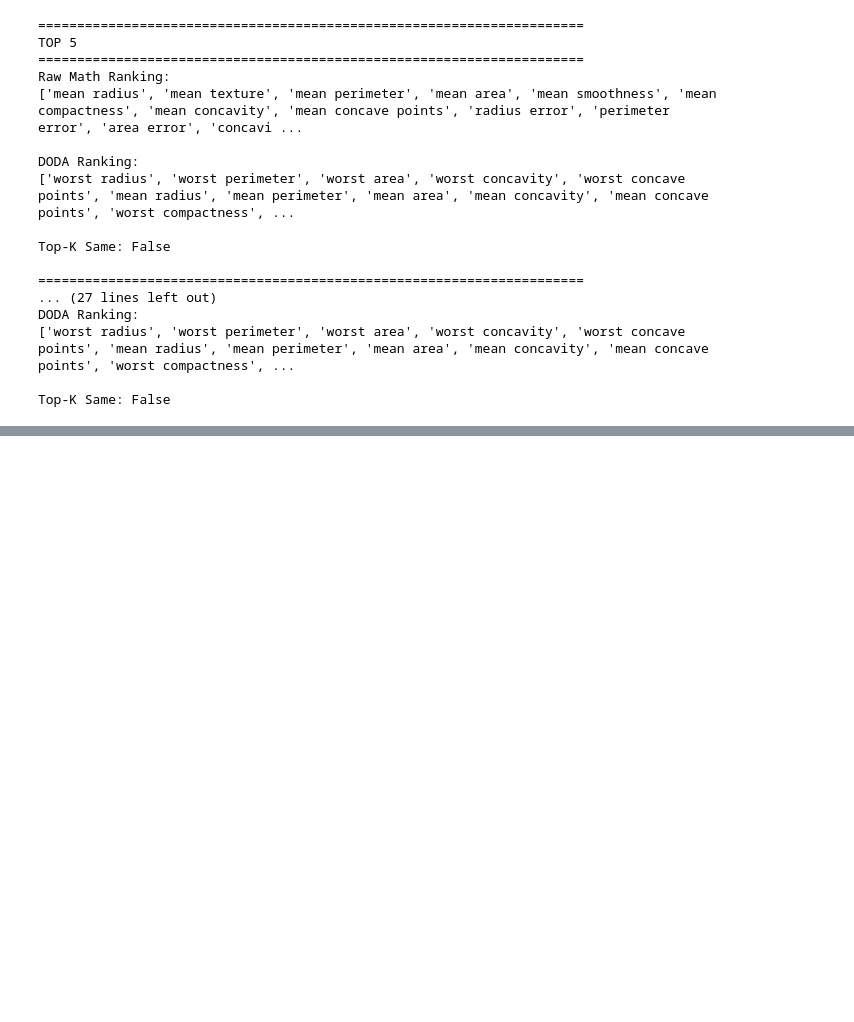
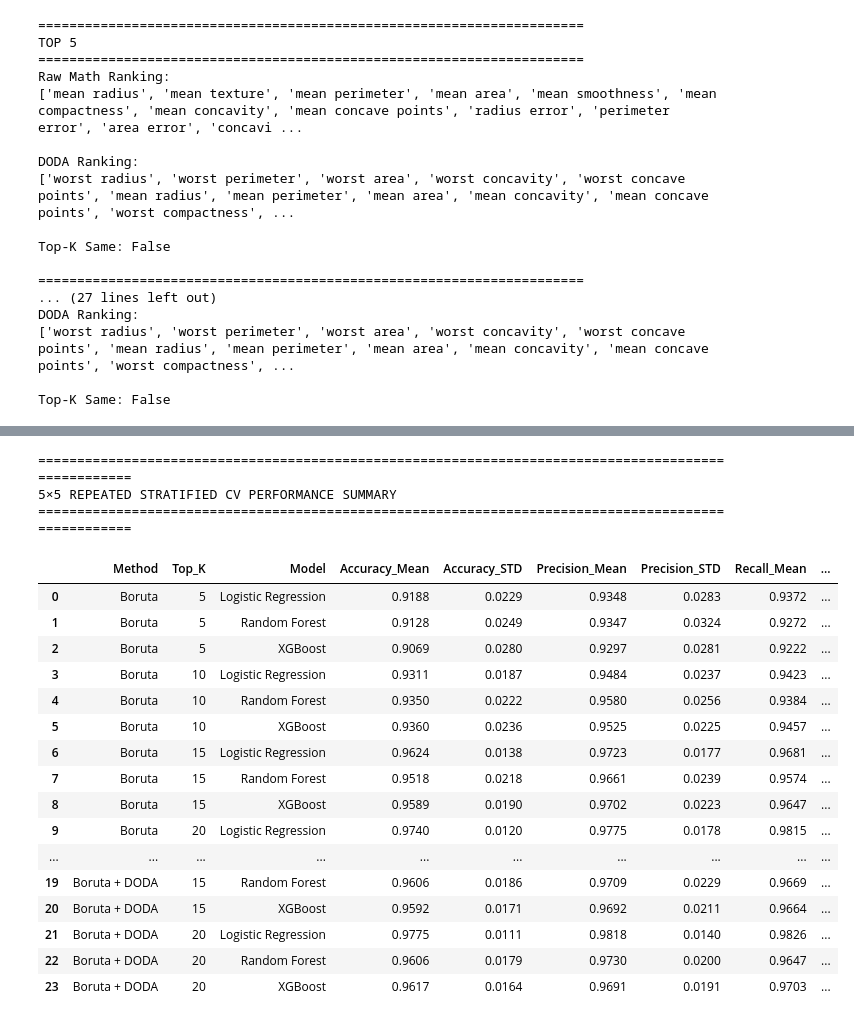
Before and after one commit to anandha-3679/msc_research, a Jupyter notebook: notebooks/angel/breast_cancer/breast_cancer_boruta.ipynb, the cells around one changed output, grey strips where cells are left out. Drawn from its saved outputs; the diff is of its cells as text; code cells hidden in the pictures; blank space fills up the shorter version.

```diff
--- a/notebooks/angel/breast_cancer/breast_cancer_boruta.ipynb
+++ b/notebooks/angel/breast_cancer/breast_cancer_boruta.ipynb
@@ -1372,0 +2138,76 @@ Top-K Same: False
+# %%
+# =============================================================================
+# STEP 25: REPEATED CV PERFORMANCE SUMMARY — MEAN ± STD
+# =============================================================================
+
+repeated_cv_summary_df = (
+    repeated_cv_results_df
+    .groupby(
+        ["Method", "Top_K", "Model"]
+    )
+    .agg(
+        Accuracy_Mean=("Accuracy", "mean"),
+        Accuracy_STD=("Accuracy", "std"),
+
+        Precision_Mean=("Precision", "mean"),
+        Precision_STD=("Precision", "std"),
+
+        Recall_Mean=("Recall", "mean"),
+        Recall_STD=("Recall", "std"),
+
+        F1_Mean=("F1", "mean"),
+        F1_STD=("F1", "std"),
+
+        ROC_AUC_Mean=("ROC_AUC", "mean"),
+        ROC_AUC_STD=("ROC_AUC", "std")
+    )
+    .reset_index()
+)
+
+print("=" * 100)
+print(
+    "5×5 REPEATED STRATIFIED CV PERFORMANCE SUMMARY"
+)
+print("=" * 100)
+
+display(
+    repeated_cv_summary_df.round(4)
+)
+
+os.makedirs(
+    "../../../results/breast_cancer/cv",
+    exist_ok=True
+)
+
+repeated_cv_results_df.to_csv(
+    "../../../results/breast_cancer/cv/"
+    "boruta_doda_5x5_repeated_results.csv",
+    index=False
+)
+
+repeated_cv_summary_df.to_csv(
+    "../../../results/breast_cancer/cv/"
+    "boruta_doda_5x5_repeated_summary.csv",
+    index=False
+)
+# %% [output]
+====================================================================================================
+5×5 REPEATED STRATIFIED CV PERFORMANCE SUMMARY
+====================================================================================================
+|  | Method | Top_K | Model | Accuracy_Mean | Accuracy_STD | Precision_Mean | Precision_STD | Recall_Mean | ... |
+| 0 | Boruta | 5 | Logistic Regression | 0.9188 | 0.0229 | 0.9348 | 0.0283 | 0.9372 | ... |
+| 1 | Boruta | 5 | Random Forest | 0.9128 | 0.0249 | 0.9347 | 0.0324 | 0.9272 | ... |
+| 2 | Boruta | 5 | XGBoost | 0.9069 | 0.0280 | 0.9297 | 0.0281 | 0.9222 | ... |
+| 3 | Boruta | 10 | Logistic Regression | 0.9311 | 0.0187 | 0.9484 | 0.0237 | 0.9423 | ... |
+| 4 | Boruta | 10 | Random Forest | 0.9350 | 0.0222 | 0.9580 | 0.0256 | 0.9384 | ... |
+| 5 | Boruta | 10 | XGBoost | 0.9360 | 0.0236 | 0.9525 | 0.0225 | 0.9457 | ... |
+| 6 | Boruta | 15 | Logistic Regression | 0.9624 | 0.0138 | 0.9723 | 0.0177 | 0.9681 | ... |
+| 7 | Boruta | 15 | Random Forest | 0.9518 | 0.0218 | 0.9661 | 0.0239 | 0.9574 | ... |
+| 8 | Boruta | 15 | XGBoost | 0.9589 | 0.0190 | 0.9702 | 0.0223 | 0.9647 | ... |
+| 9 | Boruta | 20 | Logistic Regression | 0.9740 | 0.0120 | 0.9775 | 0.0178 | 0.9815 | ... |
+| ... | ... | ... | ... | ... | ... | ... | ... | ... | ... |
+| 19 | Boruta + DODA | 15 | Random Forest | 0.9606 | 0.0186 | 0.9709 | 0.0229 | 0.9669 | ... |
+| 20 | Boruta + DODA | 15 | XGBoost | 0.9592 | 0.0171 | 0.9692 | 0.0211 | 0.9664 | ... |
+| 21 | Boruta + DODA | 20 | Logistic Regression | 0.9775 | 0.0111 | 0.9818 | 0.0140 | 0.9826 | ... |
+| 22 | Boruta + DODA | 20 | Random Forest | 0.9606 | 0.0179 | 0.9730 | 0.0200 | 0.9647 | ... |
+| 23 | Boruta + DODA | 20 | XGBoost | 0.9617 | 0.0164 | 0.9691 | 0.0191 | 0.9703 | ... |
```
Also changed, not shown: parts of 34 cells of this notebook.
